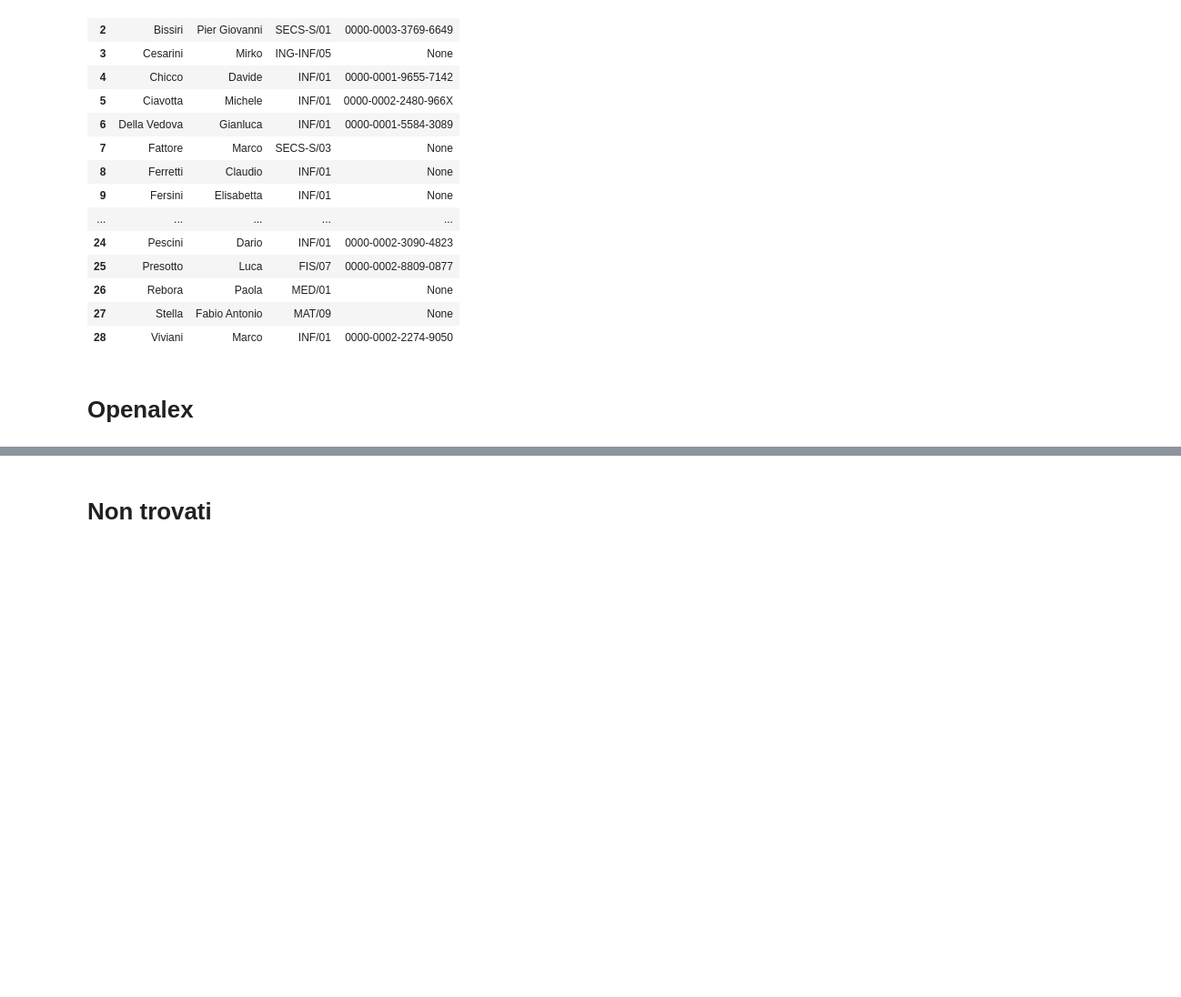
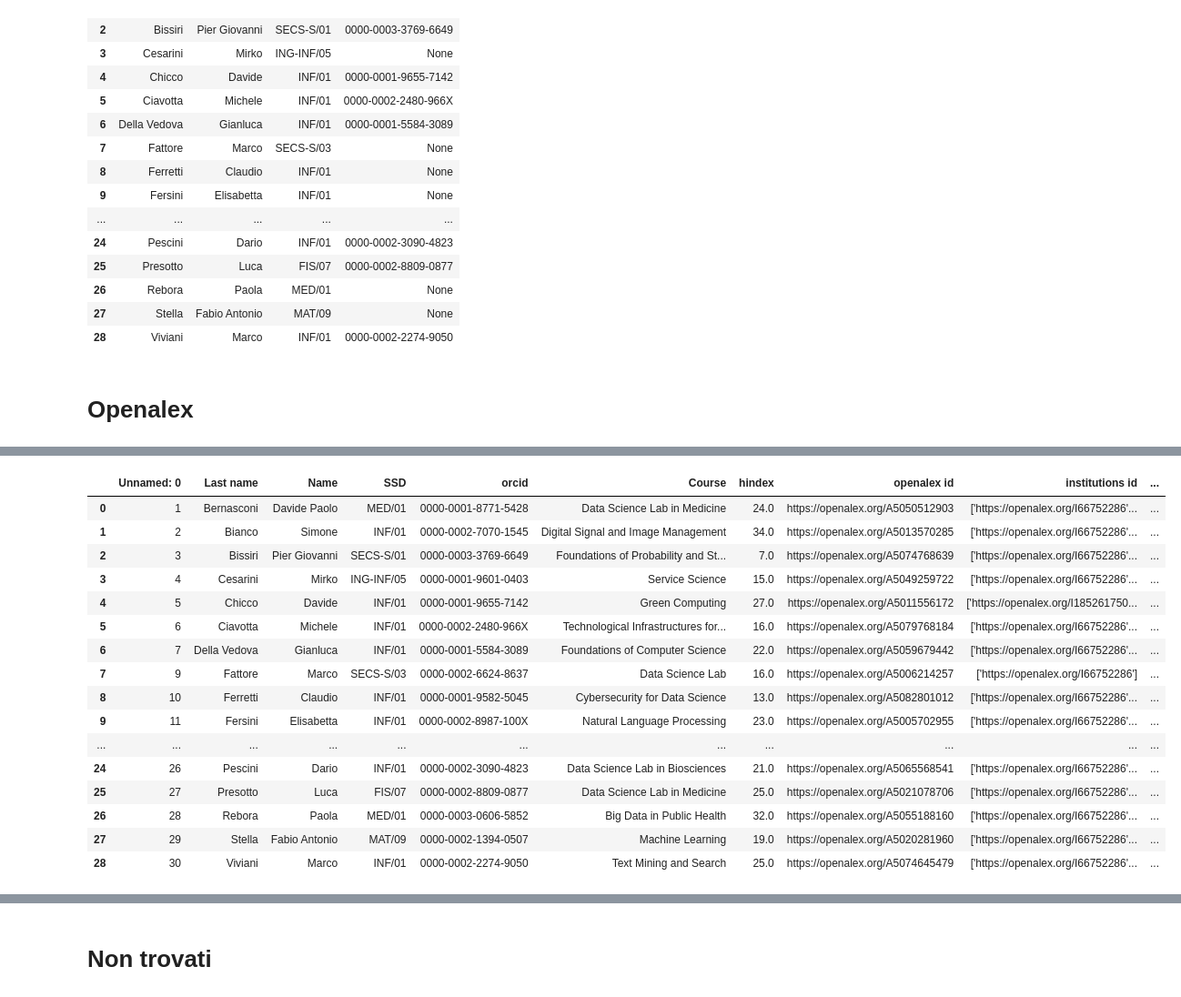
Before and after one commit to keitaVigano/KB_data_science, a Jupyter notebook: notebooks/retrieve_data_science_authors.ipynb, the cells around one changed output, grey strips where cells are left out. Shown: that part at 91% size. Drawn from its saved outputs; the diff is of its cells as text; code cells hidden in the pictures; blank space fills up the shorter version.

```diff
--- a/notebooks/retrieve_data_science_authors.ipynb
+++ b/notebooks/retrieve_data_science_authors.ipynb
@@ -85,0 +111,53 @@ df.to_csv("../data/authors/authors_complete.csv", index=False)
+# %%
+# Carica modello
+model = SentenceTransformer('all-MiniLM-L6-v2')
+
+# Carica dati
+df
+df['topics'] = df['topics'].apply(lambda x: ast.literal_eval(x) if isinstance(x, str) else x)
+
+# Funzione che calcola tutti gli score
+def compute_similarity_scores(course, topics):
+    if not course or not topics:
+        return []
+
+    course_emb = model.encode(course, convert_to_tensor=True)
+    topic_embs = model.encode(topics, convert_to_tensor=True)
+
+    cosine_scores = util.cos_sim(course_emb, topic_embs).squeeze().tolist()
+    return cosine_scores
+
+# Funzione per associare i topic con i rispettivi score (ordinati)
+def topic_score_pairs(course, topics):
+    if not course or not topics:
+        return []
+
+    scores = compute_similarity_scores(course, topics)
+    pairs = list(zip(topics, scores))
+    return sorted(pairs, key=lambda x: x[1], reverse=True)
+
+# Applica
+
+df['similarity_scores'] = df.apply(lambda row: compute_similarity_scores(row['Course'], row['topics']), axis=1)
+df['topics_with_scores'] = df.apply(lambda row: topic_score_pairs(row['Course'], row['topics']), axis=1)
+df['similarity_scores'] = df['similarity_scores'].apply(lambda scores: sorted(scores, reverse=True))
+# %%
+df
+# %% [output]
+|  | Unnamed: 0 | Last name | Name | SSD | orcid | Course | hindex | openalex id | institutions id | ... |
+| 0 | 1 | Bernasconi | Davide Paolo | MED/01 | 0000-0001-8771-5428 | Data Science Lab in Medicine | 24.0 | https://openalex.org/A5050512903 | ['https://openalex.org/I66752286'... | ... |
+| 1 | 2 | Bianco | Simone | INF/01 | 0000-0002-7070-1545 | Digital Signal and Image Management | 34.0 | https://openalex.org/A5013570285 | ['https://openalex.org/I66752286'... | ... |
+| 2 | 3 | Bissiri | Pier Giovanni | SECS-S/01 | 0000-0003-3769-6649 | Foundations of Probability and St... | 7.0 | https://openalex.org/A5074768639 | ['https://openalex.org/I66752286'... | ... |
+| 3 | 4 | Cesarini | Mirko | ING-INF/05 | 0000-0001-9601-0403 | Service Science | 15.0 | https://openalex.org/A5049259722 | ['https://openalex.org/I66752286'... | ... |
+| 4 | 5 | Chicco | Davide | INF/01 | 0000-0001-9655-7142 | Green Computing | 27.0 | https://openalex.org/A5011556172 | ['https://openalex.org/I185261750... | ... |
+| 5 | 6 | Ciavotta | Michele | INF/01 | 0000-0002-2480-966X | Technological Infrastructures for... | 16.0 | https://openalex.org/A5079768184 | ['https://openalex.org/I66752286'... | ... |
+| 6 | 7 | Della Vedova | Gianluca | INF/01 | 0000-0001-5584-3089 | Foundations of Computer Science | 22.0 | https://openalex.org/A5059679442 | ['https://openalex.org/I66752286'... | ... |
+| 7 | 9 | Fattore | Marco | SECS-S/03 | 0000-0002-6624-8637 | Data Science Lab | 16.0 | https://openalex.org/A5006214257 | ['https://openalex.org/I66752286'] | ... |
+| 8 | 10 | Ferretti | Claudio | INF/01 | 0000-0001-9582-5045 | Cybersecurity for Data Science | 13.0 | https://openalex.org/A5082801012 | ['https://openalex.org/I66752286'... | ... |
+| 9 | 11 | Fersini | Elisabetta | INF/01 | 0000-0002-8987-100X | Natural Language Processing | 23.0 | https://openalex.org/A5005702955 | ['https://openalex.org/I66752286'... | ... |
+| ... | ... | ... | ... | ... | ... | ... | ... | ... | ... | ... |
+| 24 | 26 | Pescini | Dario | INF/01 | 0000-0002-3090-4823 | Data Science Lab in Biosciences | 21.0 | https://openalex.org/A5065568541 | ['https://openalex.org/I66752286'... | ... |
+| 25 | 27 | Presotto | Luca | FIS/07 | 0000-0002-8809-0877 | Data Science Lab in Medicine | 25.0 | https://openalex.org/A5021078706 | ['https://openalex.org/I66752286'... | ... |
+| 26 | 28 | Rebora | Paola | MED/01 | 0000-0003-0606-5852 | Big Data in Public Health | 32.0 | https://openalex.org/A5055188160 | ['https://openalex.org/I66752286'... | ... |
+| 27 | 29 | Stella | Fabio Antonio | MAT/09 | 0000-0002-1394-0507 | Machine Learning | 19.0 | https://openalex.org/A5020281960 | ['https://openalex.org/I66752286'... | ... |
+| 28 | 30 | Viviani | Marco | INF/01 | 0000-0002-2274-9050 | Text Mining and Search | 25.0 | https://openalex.org/A5074645479 | ['https://openalex.org/I66752286'... | ... |
```
Also changed, not shown: parts of 9 cells of this notebook, 4 other files.
